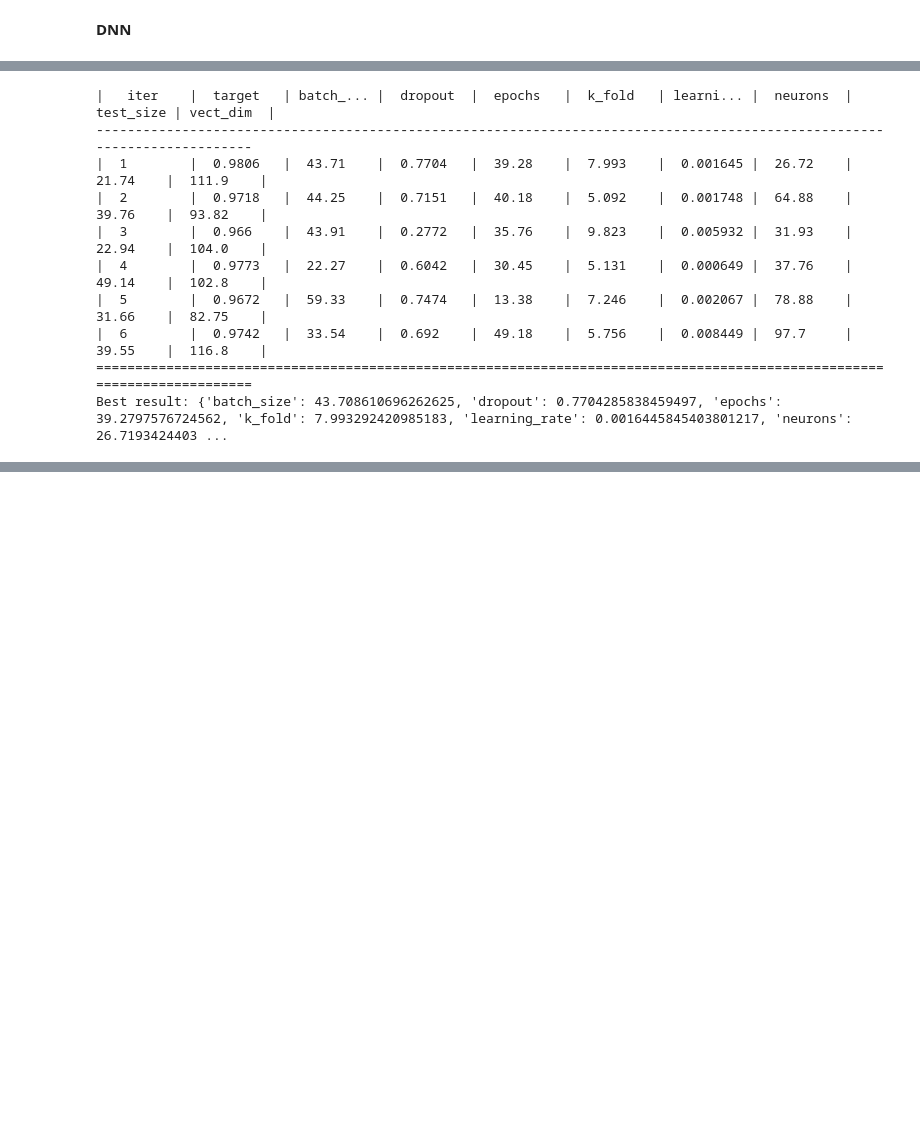
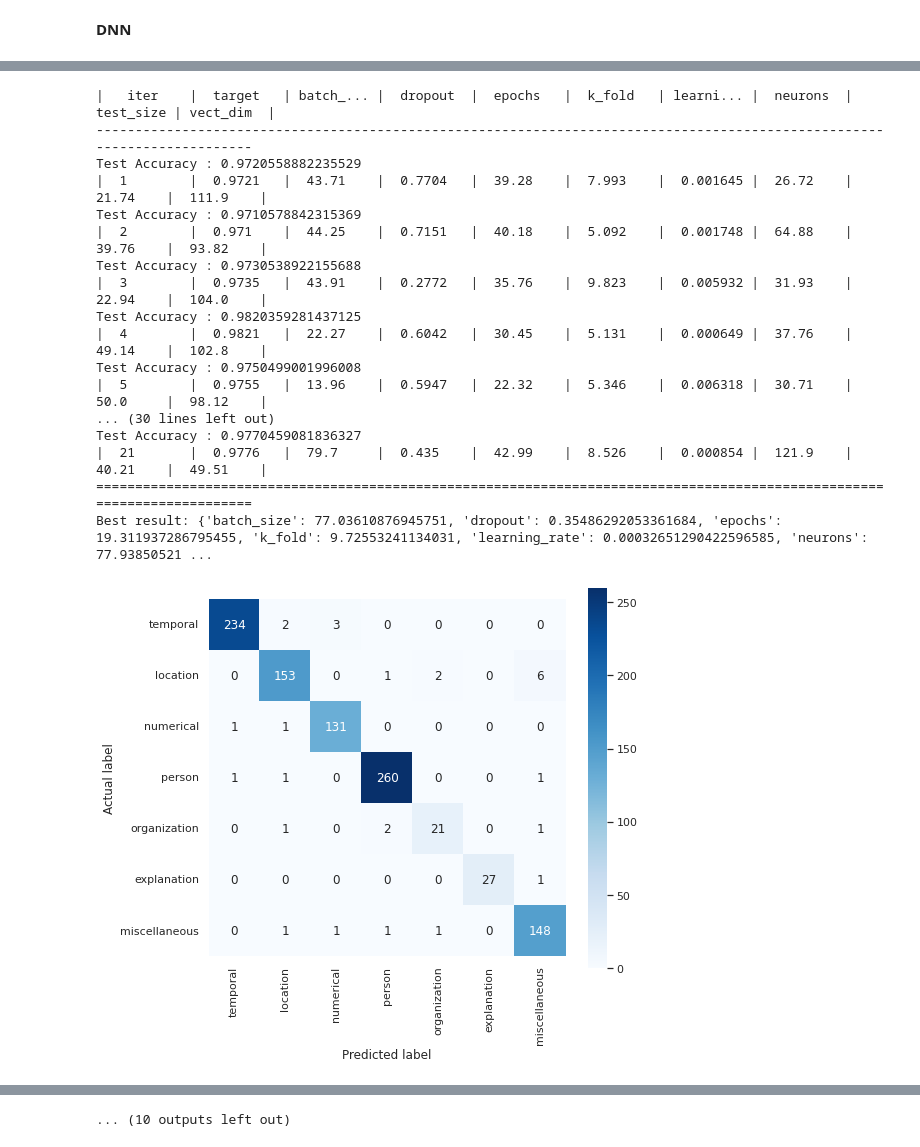
Before and after one commit to TimilsinaSushil/Thesis, a Jupyter notebook: Coarse_Type_Hyperparameter_Optimization.ipynb, the cells around one changed output, grey strips where cells are left out. Cells and saved outputs as stored; diff of their text form; code cells hidden in the pictures; blank space fills up the shorter version.

```diff
--- a/Coarse_Type_Hyperparameter_Optimization.ipynb
+++ b/Coarse_Type_Hyperparameter_Optimization.ipynb
@@ -371,23 +371,23 @@ def dnn(k_fold,test_size,epochs,learning_rate,batch_size,vect_dim,neurons,dropou
 
   test_accuracy = accuracy_score(y_pred.argmax(axis=1), y_test.argmax(axis=1))
 
-  beta_score=fbeta_score( y_test.argmax(axis=1), y_pred.argmax(axis=1), average='weighted', beta=2)
-  # print('Test Accuracy : %s' % test_accuracy)
-  # # print(y_pred.argmax(axis=1))
-  # # print(y_test.argmax(axis=1))
-  # labels=y.argmax(axis=1)
-  # labels=le.inverse_transform(labels)
-  # labels=np.unique(labels)
-  # # print(classification_report(y_test.argmax(axis=1), y_pred.argmax(axis=1),target_names=labels))
+  beta_score=fbeta_score( y_test.argmax(axis=1), y_pred.argmax(axis=1), average='weighted', beta=0.5)
+  print('Test Accuracy : %s' % test_accuracy)
+  # print(y_pred.argmax(axis=1))
+  # print(y_test.argmax(axis=1))
+  labels=y.argmax(axis=1)
+  labels=le.inverse_transform(labels)
+  labels=np.unique(labels)
+  # print(classification_report(y_test.argmax(axis=1), y_pred.argmax(axis=1),target_names=labels))
 
-  # mat = confusion_matrix(y_test.argmax(axis=1), y_pred.argmax(axis=1),labels=le.fit_transform(df.CoarseType.unique()))
-  # import seaborn as sns
-  # plt.figure(figsize=(8,7))
-  # sns.set()
-  # sns.heatmap(mat, square=True, annot=True, fmt='d', cbar=True, cmap='Blues',xticklabels=df.CoarseType.unique(), yticklabels=df.CoarseType.unique())
+  mat = confusion_matrix(y_test.argmax(axis=1), y_pred.argmax(axis=1),labels=le.fit_transform(df.CoarseType.unique()))
+  import seaborn as sns
+  plt.figure(figsize=(8,7))
+  sns.set()
+  sns.heatmap(mat, square=True, annot=True, fmt='d', cbar=True, cmap='Blues',xticklabels=df.CoarseType.unique(), yticklabels=df.CoarseType.unique())
 
-  # plt.xlabel('Predicted label')
-  # plt.ylabel('Actual label')
+  plt.xlabel('Predicted label')
+  plt.ylabel('Actual label')
 
   # return test_accuracy
 
@@ -462,31 +463,39 @@ Best result: {'k_fold': 9.71495734707549, 'n_estimators': 431.1186754113615, 'te
 # %%
 #DNN
 pbounds = {
     'k_fold': (5, 10),
     'test_size':(20,50),
     'epochs': (10,50),
     'learning_rate':(0.0001,0.01),
     'batch_size': (10, 100),
     'vect_dim':(8,128),
     'neurons':(8,128),
     'dropout':(0.2,0.8)
     }
 optimizer_dnn = BayesianOptimization(
     f=dnn,
     pbounds=pbounds,
     verbose=2,
     random_state=42,
 )
-optimizer_dnn.maximize(init_points = 0, n_iter = 5)
+optimizer_dnn.maximize(init_points = 0, n_iter = 20)
 print("Best result: {}; Beta Score = {}.".format(optimizer_dnn.max["params"], optimizer_dnn.max["target"]))
 # %% [output]
 |   iter    |  target   | batch_... |  dropout  |  epochs   |  k_fold   | learni... |  neurons  | test_size | vect_dim  |
 -------------------------------------------------------------------------------------------------------------------------
-|  1        |  0.9806   |  43.71    |  0.7704   |  39.28    |  7.993    |  0.001645 |  26.72    |  21.74    |  111.9    |
-|  2        |  0.9718   |  44.25    |  0.7151   |  40.18    |  5.092    |  0.001748 |  64.88    |  39.76    |  93.82    |
-|  3        |  0.966    |  43.91    |  0.2772   |  35.76    |  9.823    |  0.005932 |  31.93    |  22.94    |  104.0    |
-|  4        |  0.9773   |  22.27    |  0.6042   |  30.45    |  5.131    |  0.000649 |  37.76    |  49.14    |  102.8    |
-|  5        |  0.9672   |  59.33    |  0.7474   |  13.38    |  7.246    |  0.002067 |  78.88    |  31.66    |  82.75    |
-|  6        |  0.9742   |  33.54    |  0.692    |  49.18    |  5.756    |  0.008449 |  97.7     |  39.55    |  116.8    |
+Test Accuracy : 0.9720558882235529
+|  1        |  0.9721   |  43.71    |  0.7704   |  39.28    |  7.993    |  0.001645 |  26.72    |  21.74    |  111.9    |
+Test Accuracy : 0.9710578842315369
+|  2        |  0.971    |  44.25    |  0.7151   |  40.18    |  5.092    |  0.001748 |  64.88    |  39.76    |  93.82    |
+Test Accuracy : 0.9730538922155688
+|  3        |  0.9735   |  43.91    |  0.2772   |  35.76    |  9.823    |  0.005932 |  31.93    |  22.94    |  104.0    |
+Test Accuracy : 0.9820359281437125
+|  4        |  0.9821   |  22.27    |  0.6042   |  30.45    |  5.131    |  0.000649 |  37.76    |  49.14    |  102.8    |
+Test Accuracy : 0.9750499001996008
+|  5        |  0.9755   |  13.96    |  0.5947   |  22.32    |  5.346    |  0.006318 |  30.71    |  50.0     |  98.12    |
+... (30 lines left out)
+Test Accuracy : 0.9770459081836327
+|  21       |  0.9776   |  79.7     |  0.435    |  42.99    |  8.526    |  0.000854 |  121.9    |  40.21    |  49.51    |
 =========================================================================================================================
-Best result: {'batch_size': 43.708610696262625, 'dropout': 0.7704285838459497, 'epochs': 39.2797576724562, 'k_fold': 7.993292420985183, 'learning_rate': 0.0016445845403801217, 'neurons': 26.7193424403 ...
+Best result: {'batch_size': 77.03610876945751, 'dropout': 0.35486292053361684, 'epochs': 19.311937286795455, 'k_fold': 9.72553241134031, 'learning_rate': 0.00032651290422596585, 'neurons': 77.93850521 ...
+[figure, added]
@@ -492,0 +512 @@ Best result: {'batch_size': 43.708610696262625, 'dropout': 0.7704285838459497, '
+... (10 outputs left out)
```
Also changed, not shown: parts of 9 cells of this notebook.
